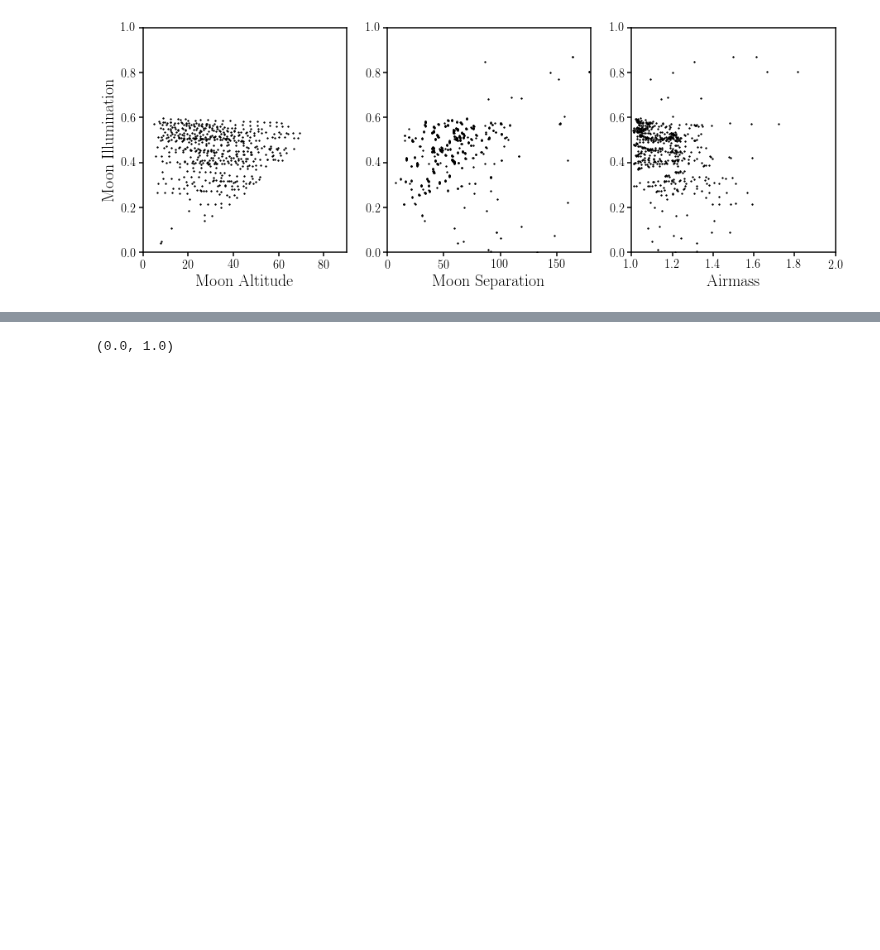
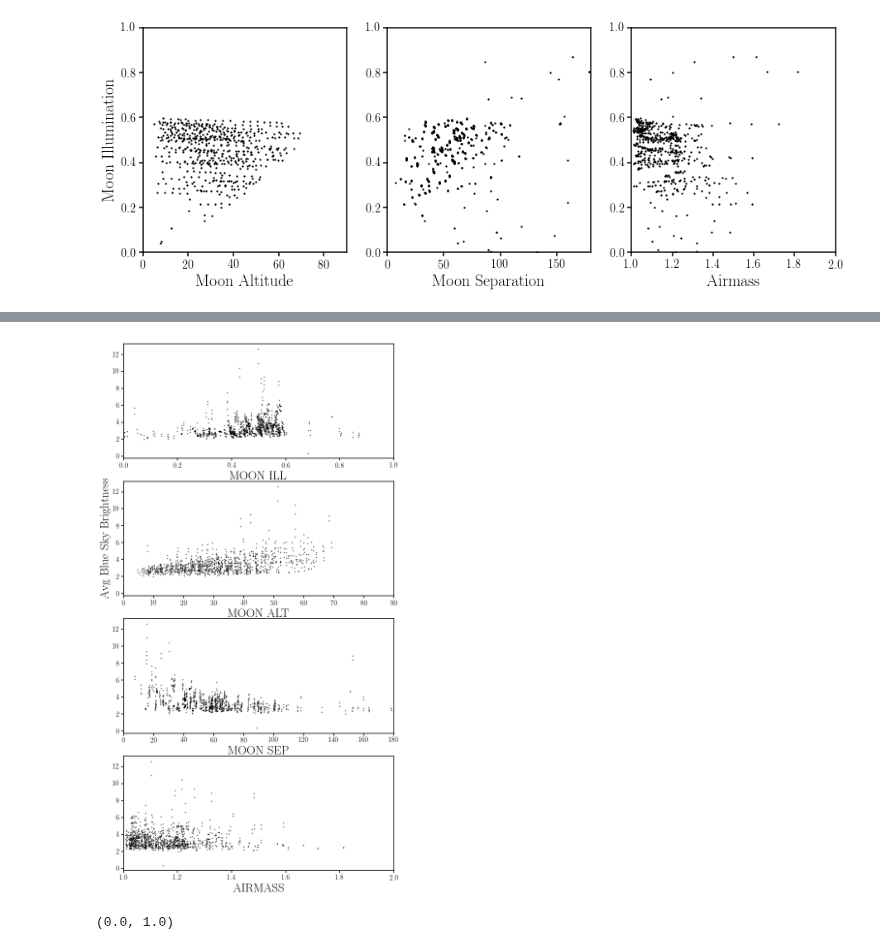
Before and after one commit to desi-bgs/feasiBGS, a Jupyter notebook: notebook/local_bright_bosssky.ipynb, the cells around one changed output, grey strips where cells are left out. Drawn from its saved outputs; the diff is of its cells as text; code cells hidden in the pictures; blank space fills up the shorter version.

```diff
--- a/notebook/local_bright_bosssky.ipynb
+++ b/notebook/local_bright_bosssky.ipynb
@@ -68,6 +65,23 @@ sub.set_ylim([0., 30])
 # %%
 blue_skyavg = np.array([np.average(sky[np.isfinite(sky)]) for sky in boss_blue['SKY']])
 brightest = np.argmax(blue_skyavg)
+# %%
+fig = plt.figure(figsize=(10, 20))
+for i, k in enumerate(['MOON_ILL', 'MOON_ALT', 'MOON_SEP', 'AIRMASS']):
+    sub = fig.add_subplot(4,1,i+1)
+    sub.scatter(boss_blue[k], blue_skyavg/np.pi, c='k', s=1)
+    sub.set_xlabel(' '.join(k.split('_')), fontsize=25)
+    if i == 0:
+        sub.set_xlim([0.,1.])
+    elif i == 1:
+        sub.set_xlim([0., 90.])
+        sub.set_ylabel('Avg Blue Sky Brightness', fontsize=25)
+    elif i == 2:
+        sub.set_xlim([0., 180.])
+    elif i == 3:
+        sub.set_xlim([1., 2.])
+# %% [output]
+[figure, added]
 # %%
 fig = plt.figure(figsize=(15,5))
 sub = fig.add_subplot(131)
```
Also changed, not shown: parts of 10 cells of this notebook.
